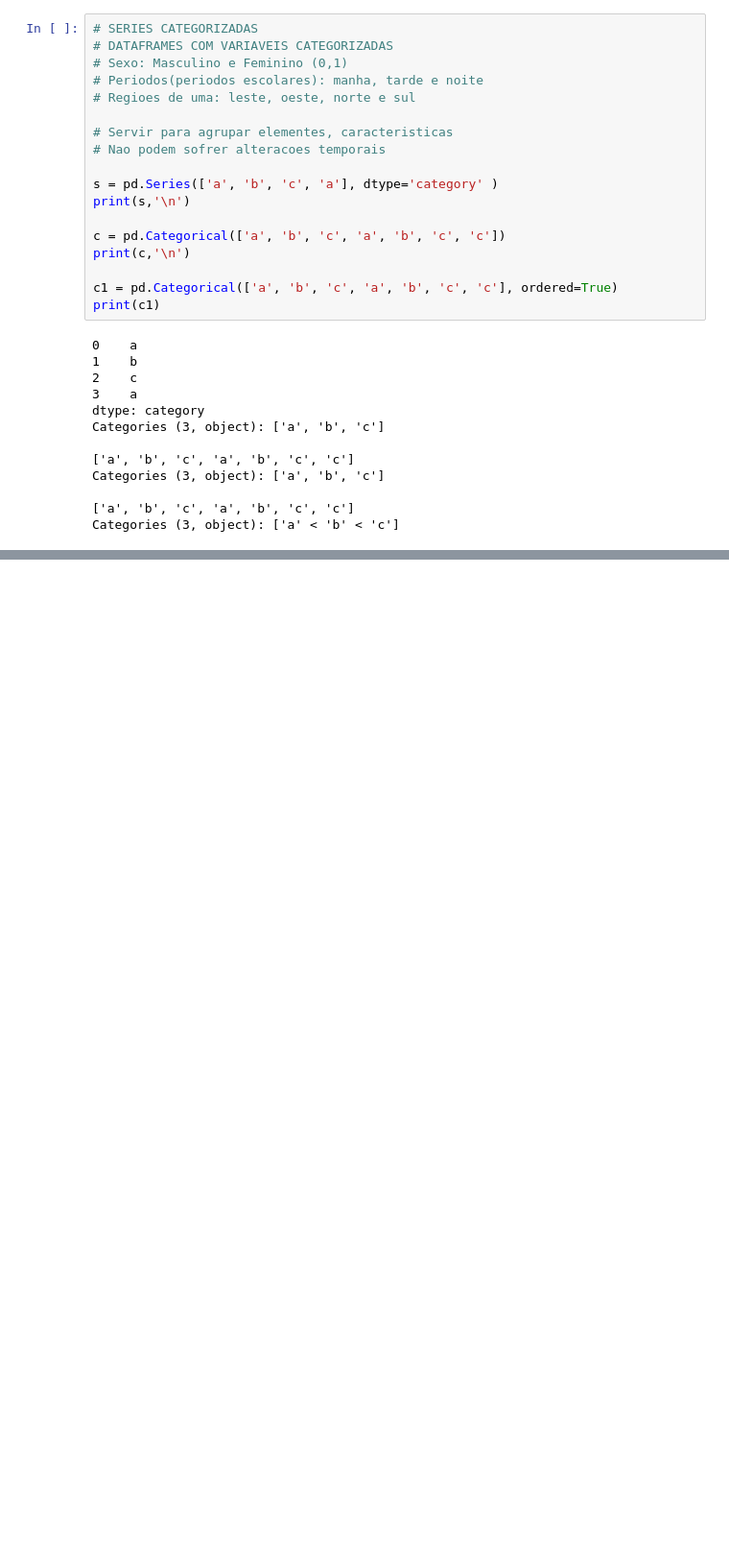
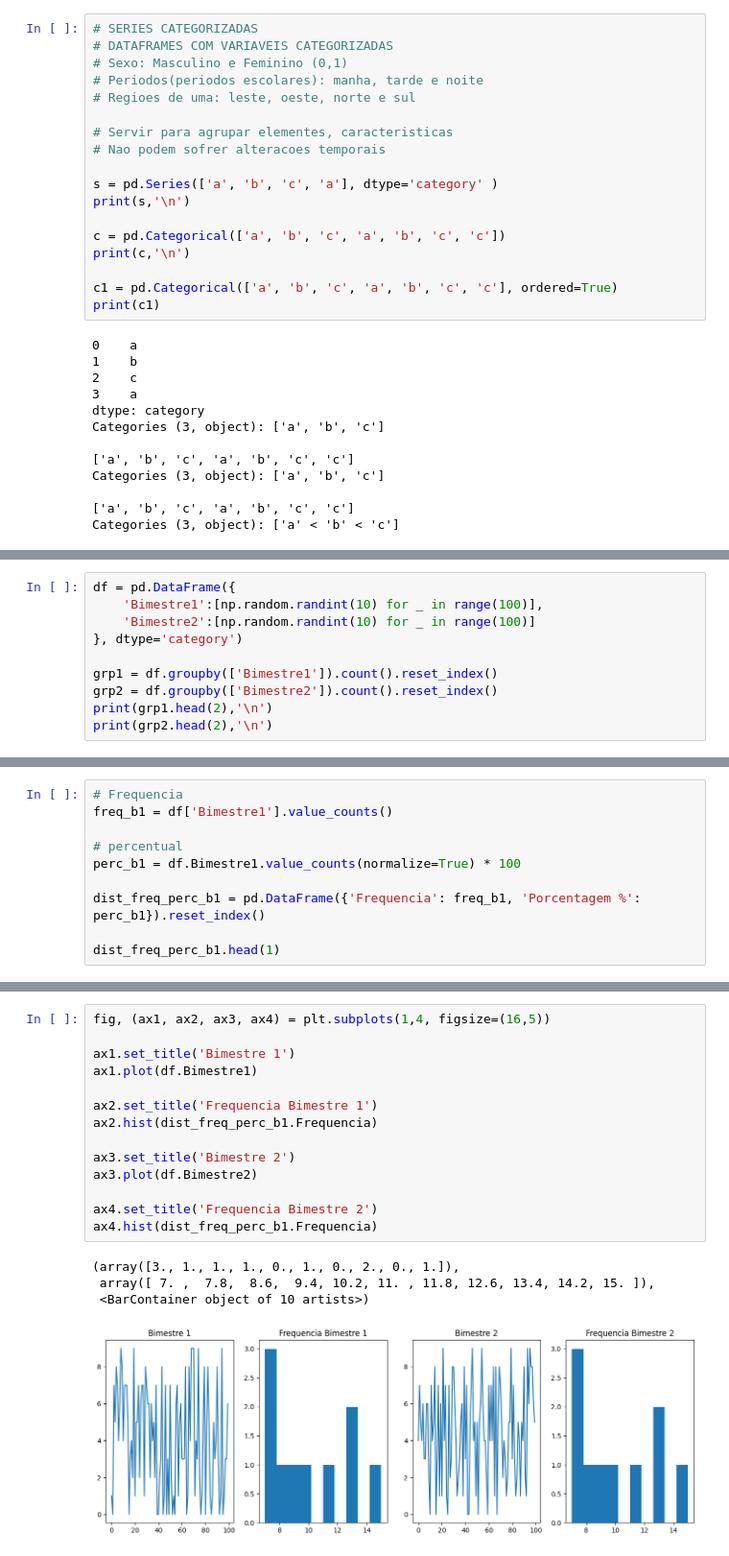
Before and after one commit to ElBulidur/t14241, a Jupyter notebook: aula_05/__main__.ipynb, the cells around one changed output, grey strips where cells are left out. Shown at 96% size. Saved outputs shown, nothing was run; the diff lists cells and outputs as text; blank space fills up the shorter version.

```diff
--- a/aula_05/__main__.ipynb
+++ b/aula_05/__main__.ipynb
@@ -229,0 +317,10 @@ Categories (3, object): ['a' < 'b' < 'c']
+# %%
+df = pd.DataFrame({
+    'Bimestre1':[np.random.randint(10) for _ in range(100)],
+    'Bimestre2':[np.random.randint(10) for _ in range(100)]
+}, dtype='category')
+
+grp1 = df.groupby(['Bimestre1']).count().reset_index()
+grp2 = df.groupby(['Bimestre2']).count().reset_index()
+print(grp1.head(2),'\n')
+print(grp2.head(2),'\n')
@@ -229,0 +335,10 @@ Categories (3, object): ['a' < 'b' < 'c']
+# %%
+# Frequencia
+freq_b1 = df['Bimestre1'].value_counts()
+
+# percentual
+perc_b1 = df.Bimestre1.value_counts(normalize=True) * 100
+
+dist_freq_perc_b1 = pd.DataFrame({'Frequencia': freq_b1, 'Porcentagem %': perc_b1}).reset_index()
+
+dist_freq_perc_b1.head(1)
@@ -229,0 +361,19 @@ Categories (3, object): ['a' < 'b' < 'c']
+# %%
+fig, (ax1, ax2, ax3, ax4) = plt.subplots(1,4, figsize=(16,5))
+
+ax1.set_title('Bimestre 1')
+ax1.plot(df.Bimestre1)
+
+ax2.set_title('Frequencia Bimestre 1')
+ax2.hist(dist_freq_perc_b1.Frequencia)
+
+ax3.set_title('Bimestre 2')
+ax3.plot(df.Bimestre2)
+
+ax4.set_title('Frequencia Bimestre 2')
+ax4.hist(dist_freq_perc_b1.Frequencia)
+# %% [output]
+(array([3., 1., 1., 1., 0., 1., 0., 2., 0., 1.]),
+ array([ 7. ,  7.8,  8.6,  9.4, 10.2, 11. , 11.8, 12.6, 13.4, 14.2, 15. ]),
+ <BarContainer object of 10 artists>)
+[figure, added]
```
Also changed, not shown: parts of 10 cells of this notebook, 1 other file.
